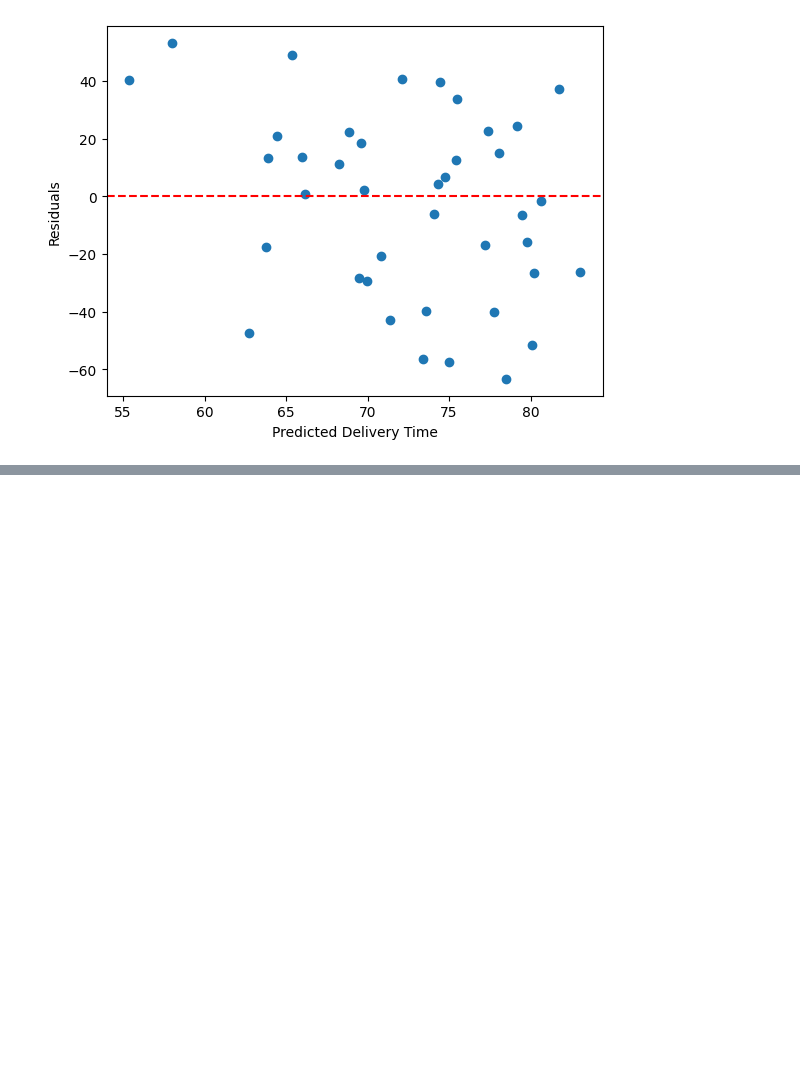
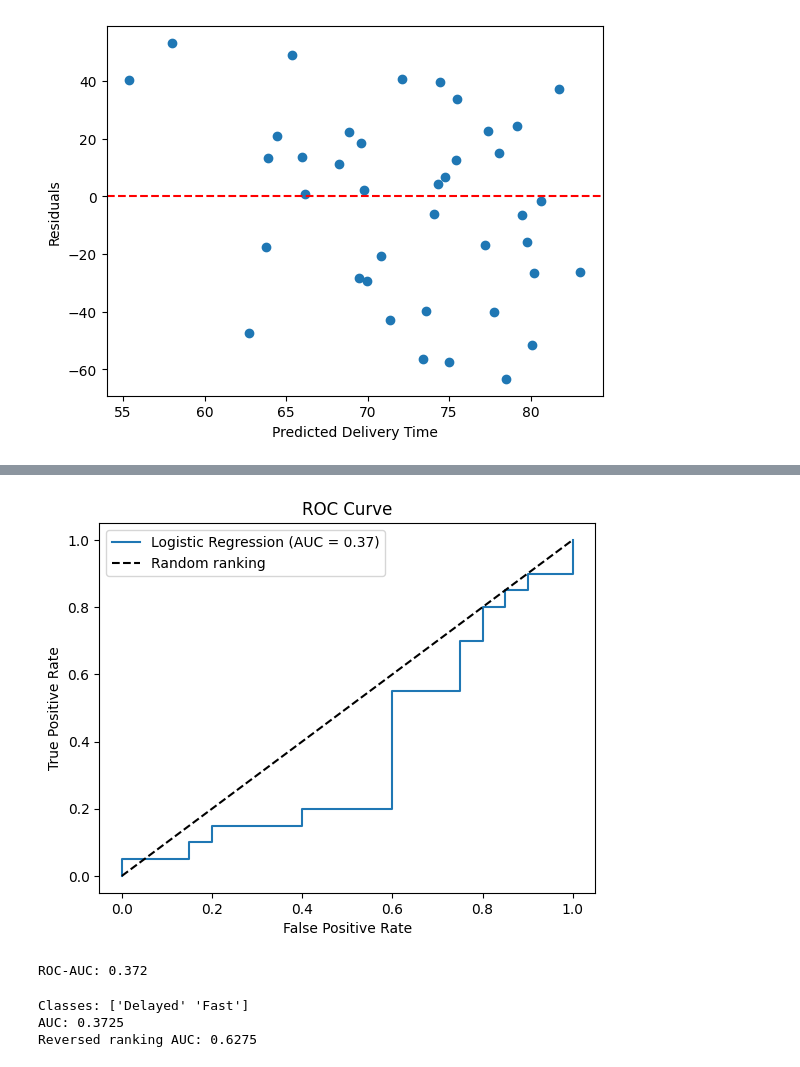
Before and after one commit to paarthrana/Food-Delivery-Time-Prediction, a Jupyter notebook: notebooks/main.ipynb, the cells around one changed output, grey strips where cells are left out. Cells and saved outputs as stored; diff of their text form; code cells hidden in the pictures; blank space fills up the shorter version.

```diff
--- a/notebooks/main.ipynb
+++ b/notebooks/main.ipynb
@@ -2,7 +2,7 @@
 **Food Delivery Time Prediction**
 # %%
 import pandas as pd
-df=pd.read_csv("Food-Delivery-Time-Prediction/data/raw/foodtime.csv")
+df=pd.read_csv("../data/raw/foodtime.csv")
 # %% [markdown]
 DATA PREPROCESSING
 # %%
@@ -390,0 +554,34 @@ plt.show()
+# %%
+import matplotlib.pyplot as plt
+from sklearn.metrics import roc_curve, roc_auc_score
+
+# Probability of the positive class: Delayed
+delayed_index = list(classifier.classes_).index("Delayed")
+y_prob = classifier.predict_proba(X_test_scaled)[:, delayed_index]
+
+# Convert labels to binary values: Delayed = 1, Fast = 0
+y_test_binary = (y_test_class == "Delayed").astype(int)
+
+fpr, tpr, thresholds = roc_curve(y_test_binary, y_prob)
+auc_score = roc_auc_score(y_test_binary, y_prob)
+
+plt.plot(fpr, tpr, label=f"Logistic Regression (AUC = {auc_score:.2f})")
+plt.plot([0, 1], [0, 1], "k--", label="Random ranking")
+plt.xlabel("False Positive Rate")
+plt.ylabel("True Positive Rate")
+plt.title("ROC Curve")
+plt.legend()
+plt.show()
+
+print("ROC-AUC:", round(auc_score, 3))
+# %% [output]
+[figure, added]
+ROC-AUC: 0.372
+# %%
+print("Classes:", classifier.classes_)
+print("AUC:", roc_auc_score(y_test_binary, y_prob))
+print("Reversed ranking AUC:", roc_auc_score(y_test_binary, 1 - y_prob))
+# %% [output]
+Classes: ['Delayed' 'Fast']
+AUC: 0.3725
+Reversed ranking AUC: 0.6275
```
Also changed, not shown: parts of 8 cells of this notebook.
